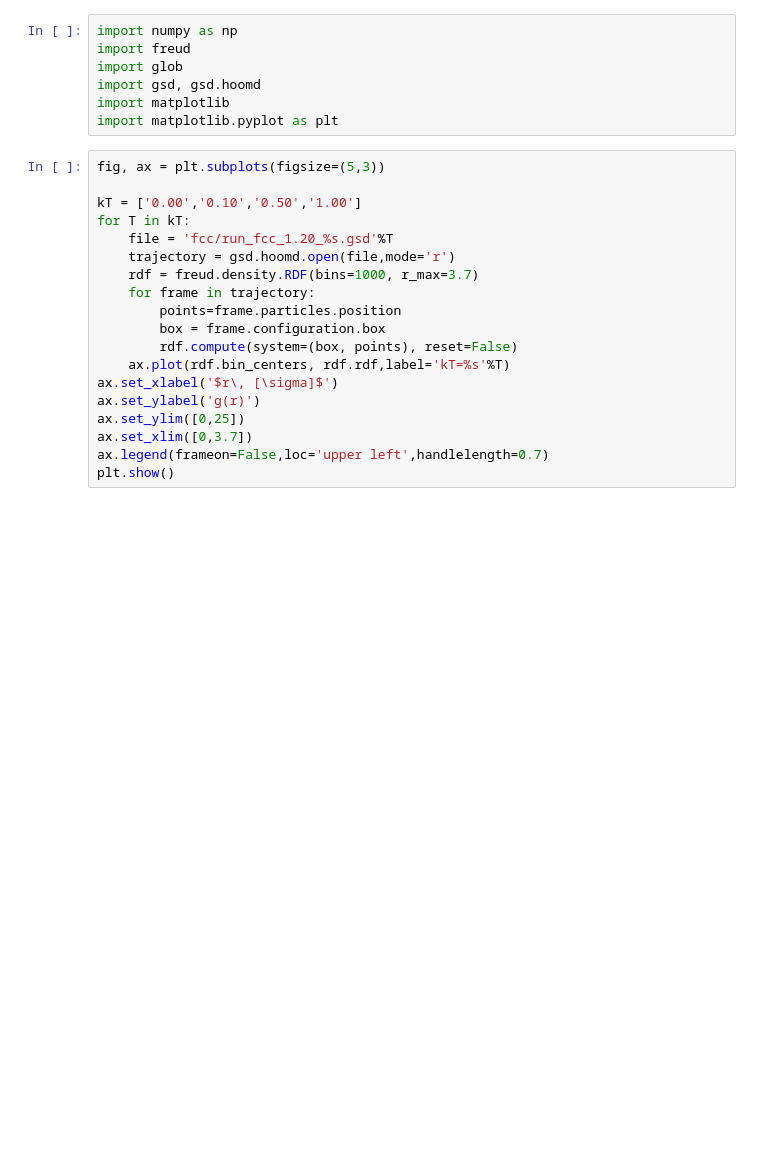
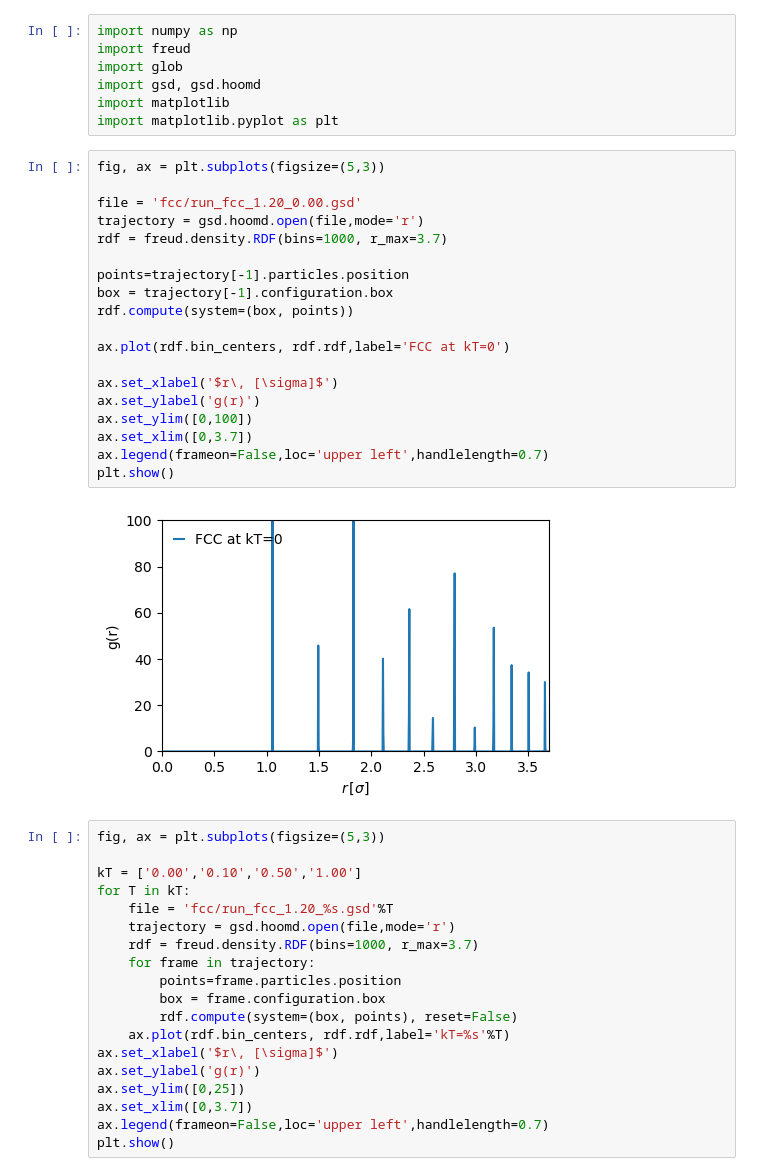
Before and after one commit to stattlab/MSE485-jupyter-notebooks, a Jupyter notebook: 04-pair-correlation-function/04-pair-correlation-function.ipynb, the cells around one changed output. Saved outputs shown, nothing was run; the diff lists cells and outputs as text; blank space fills up the shorter version.

```diff
--- a/04-pair-correlation-function/04-pair-correlation-function.ipynb
+++ b/04-pair-correlation-function/04-pair-correlation-function.ipynb
@@ -7,6 +13,27 @@ import glob
 import gsd, gsd.hoomd
 import matplotlib
 import matplotlib.pyplot as plt
+# %%
+fig, ax = plt.subplots(figsize=(5,3))
+
+file = 'fcc/run_fcc_1.20_0.00.gsd'
+trajectory = gsd.hoomd.open(file,mode='r')
+rdf = freud.density.RDF(bins=1000, r_max=3.7)
+
+points=trajectory[-1].particles.position
+box = trajectory[-1].configuration.box
+rdf.compute(system=(box, points))
+
+ax.plot(rdf.bin_centers, rdf.rdf,label='FCC at kT=0')
+
+ax.set_xlabel('$r\, [\sigma]$')
+ax.set_ylabel('g(r)')
+ax.set_ylim([0,100])
+ax.set_xlim([0,3.7])
+ax.legend(frameon=False,loc='upper left',handlelength=0.7)
+plt.show()
+# %% [output]
+[figure, added]
 # %%
 fig, ax = plt.subplots(figsize=(5,3))
 
```
Also changed, not shown: parts of 1 cell of this notebook, 3 other files.
